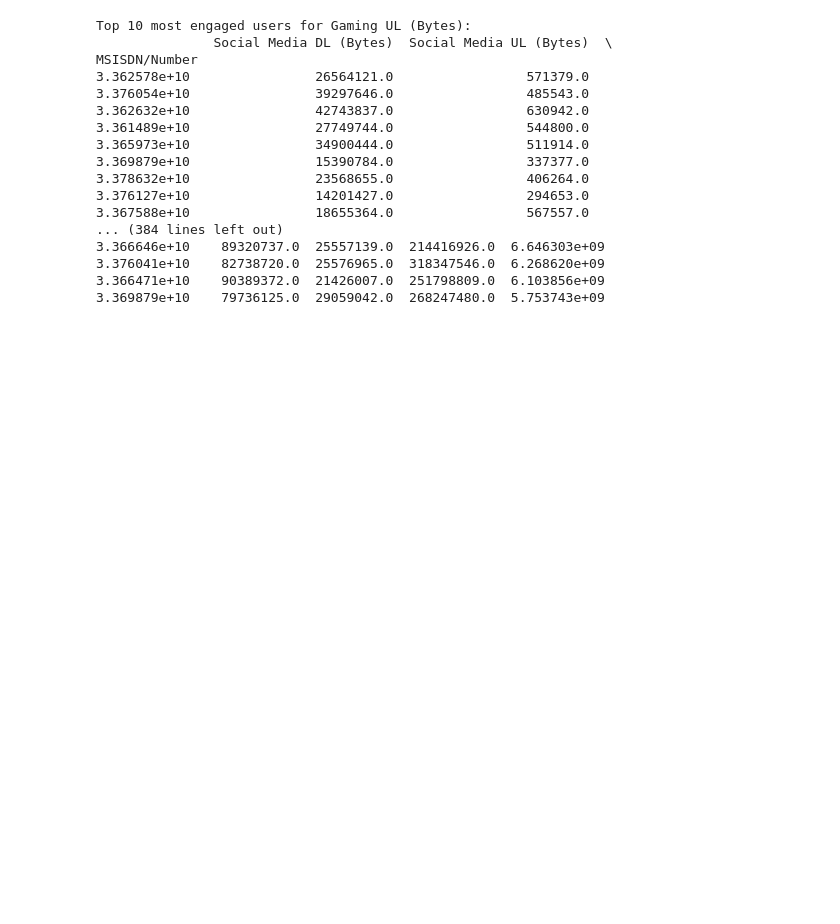
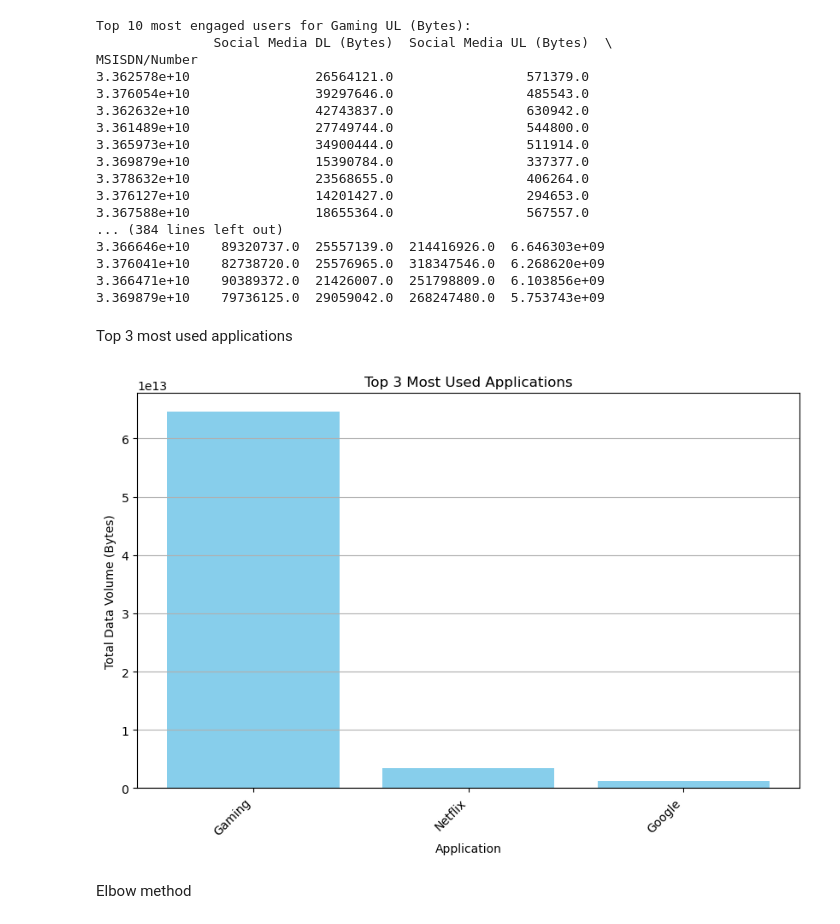
Before and after one commit to cheronodaisy/user-analytics-week1, a Jupyter notebook: notebooks/task_3.ipynb, the cells around one changed output. Drawn from its saved outputs; the diff is of its cells as text; code cells hidden in the pictures; blank space fills up the shorter version.

```diff
--- a/notebooks/task_3.ipynb
+++ b/notebooks/task_3.ipynb
@@ -231,3 +230,35 @@ MSISDN/Number
 3.376041e+10    82738720.0  25576965.0  318347546.0  6.268620e+09
 3.366471e+10    90389372.0  21426007.0  251798809.0  6.103856e+09
 3.369879e+10    79736125.0  29059042.0  268247480.0  5.753743e+09
+# %% [markdown]
+Top 3 most used applications
+# %%
+ul_dl_fields = {
+    'Social Media': ['Social Media DL (Bytes)', 'Social Media UL (Bytes)'],
+    'Google': ['Google DL (Bytes)', 'Google UL (Bytes)'],
+    'Email': ['Email DL (Bytes)', 'Email UL (Bytes)'],
+    'Netflix': ['Netflix DL (Bytes)', 'Netflix UL (Bytes)'],
+    'Gaming': ['Gaming DL (Bytes)', 'Gaming UL (Bytes)']
+}
+
+total_data_per_app = {}
+
+for app, columns in ul_dl_fields.items():
+    total_data_per_app[app] = df_ffill[columns[0]].sum() + df_ffill[columns[1]].sum()
+
+total_data_per_app_df = pd.DataFrame.from_dict(total_data_per_app, orient='index', columns=['Total Data Volume (Bytes)'])
+
+top_3_apps = total_data_per_app_df.nlargest(3, 'Total Data Volume (Bytes)')
+
+plt.figure(figsize=(10, 6))
+plt.bar(top_3_apps.index, top_3_apps['Total Data Volume (Bytes)'], color='skyblue')
+plt.title('Top 3 Most Used Applications')
+plt.xlabel('Application')
+plt.ylabel('Total Data Volume (Bytes)')
+plt.xticks(rotation=45, ha='right')
+plt.grid(axis='y')
+plt.show()
+# %% [output]
+[figure, added]
+# %% [markdown]
+Elbow method
```
Also changed, not shown: parts of 5 cells of this notebook.
